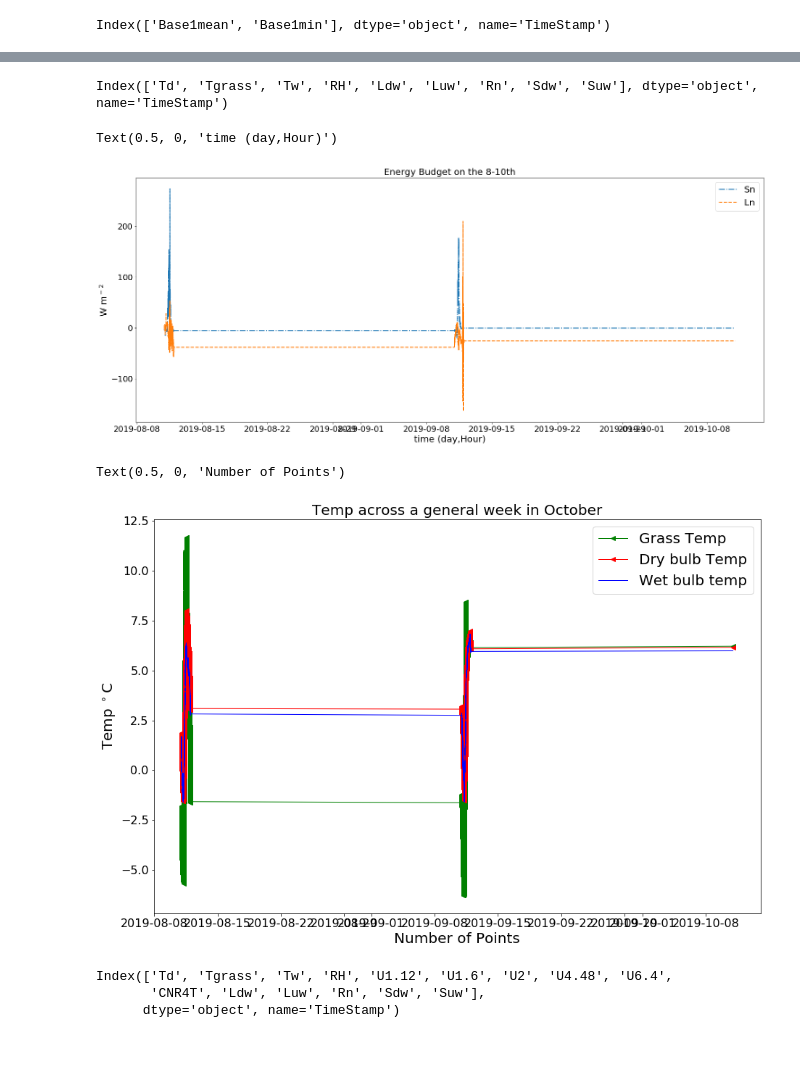
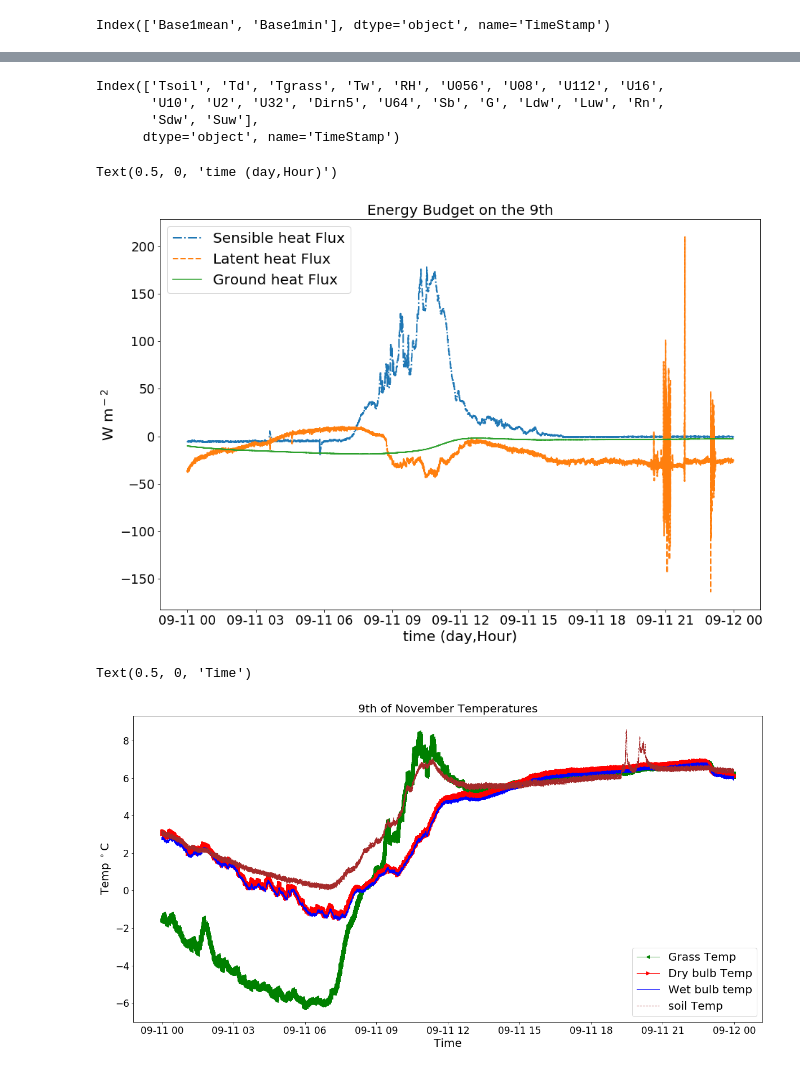
Before and after one commit to IsabelSmith1998/Assignment-Two--25002661, a Jupyter notebook: Assignmnet two.ipynb, the cells around one changed output, grey strips where cells are left out. Cells and saved outputs as stored; diff of their text form; code cells hidden in the pictures.

Commit message:
Need to look into sensible heat more

```diff
--- a/Assignmnet two.ipynb
+++ b/Assignmnet two.ipynb
@@ -32,40 +32,45 @@ Text(0.5, 0, 'Date and Time')
 # %%
-df9 =pd.read_csv("8-10th temp.csv",header=[0,1],index_col=0)
+df9 =pd.read_csv("9th-data.csv",header=[0,1],index_col=0)
 df9=df9.droplevel(1,axis=1)
 df9.index=pd.to_datetime(df9.index)
 # %%
 df9.columns
 # %% [output]
-Index(['Td', 'Tgrass', 'Tw', 'RH', 'Ldw', 'Luw', 'Rn', 'Sdw', 'Suw'], dtype='object', name='TimeStamp')
+Index(['Tsoil', 'Td', 'Tgrass', 'Tw', 'RH', 'U056', 'U08', 'U112', 'U16',
+       'U10', 'U2', 'U32', 'Dirn5', 'U64', 'Sb', 'G', 'Ldw', 'Luw', 'Rn',
+       'Sdw', 'Suw'],
+      dtype='object', name='TimeStamp')
 # %%
 SW = df9.Sdw - df9.Suw
 LW= df9.Ldw- df9.Luw
 # %%
-plt.figure(num=1, figsize=(25,10))
-plt.plot(SW,"-.",label='Sn',lw=2)
-plt.plot(LW,"--",label='Ln',lw=2)
+plt.figure(num=1, figsize=(15,10))
+plt.plot(SW,"-.",label='Sensible heat Flux',lw=2)
+plt.plot(LW,"--",label='Latent heat Flux',lw=2)
+plt.plot(df9.G, "-", label ='Ground heat Flux')
 plt.legend(loc='best',fontsize=20)
 plt.tick_params(labelsize= 18)
 plt.ylabel('W m${^-}{^2}$',fontsize=20)
 plt.legend(loc='best',fontsize=20)
 plt.tick_params(labelsize= 18)
 plt.ylabel('W m${^-}{^2}$',fontsize=20)
-plt.title('Energy Budget on the 8-10th',fontsize=20)
+plt.title('Energy Budget on the 9th',fontsize=20)
 plt.xlabel('time (day,Hour)',fontsize=20)
 # %% [output]
 Text(0.5, 0, 'time (day,Hour)')
-[figure, old version]
+[figure, new version]
 # %%
-plt.figure(num=1, figsize=(15,10))
+plt.figure(num=1, figsize=(20,10))
 plt.plot(figsize=(15,200))
 plt.plot(df9.Tgrass,marker="<",label='Grass Temp',lw=1,color='green')
-plt.plot(df9.Td,marker ='<',label='Dry bulb Temp',lw=1, color='red')
+plt.plot(df9.Td,marker ='>',label='Dry bulb Temp',lw=1, color='red')
 plt.plot(df9.Tw,"-" ,label='Wet bulb temp',lw=1, color='blue')
+plt.plot(df9.Tsoil,"--",label ='soil Temp',lw=1,color='brown')
 plt.ylabel('Temp $^\circ$C',fontsize=20)
-plt.tick_params(labelsize= 16)
-plt.legend(loc=1,fontsize=20)
-plt.title('Temp across a general week in October',fontsize=20)
-plt.xlabel('Number of Points',fontsize=20)
+plt.tick_params(labelsize= 17)
+plt.legend(loc=4,fontsize=20)
+plt.title('9th of November Temperatures',fontsize=20)
+plt.xlabel('Time',fontsize=20)
 # %% [output]
-Text(0.5, 0, 'Number of Points')
+Text(0.5, 0, 'Time')
-[figure, old version]
+[figure, new version]
@@ -76,6 +76,0 @@ df31.index=pd.to_datetime(df31.index)
-# %%
-df31.columns
-# %% [output]
-Index(['Td', 'Tgrass', 'Tw', 'RH', 'U1.12', 'U1.6', 'U2', 'U4.48', 'U6.4',
-       'CNR4T', 'Ldw', 'Luw', 'Rn', 'Sdw', 'Suw'],
-      dtype='object', name='TimeStamp')
```
Also changed, not shown: parts of 20 cells of this notebook, 2 other files.
